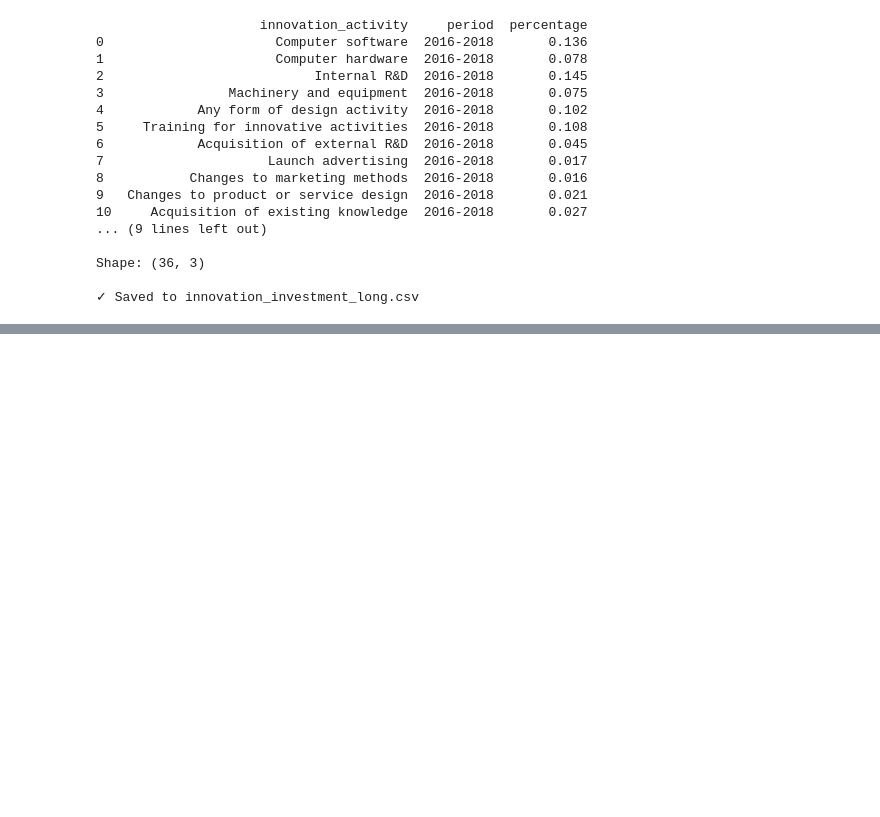
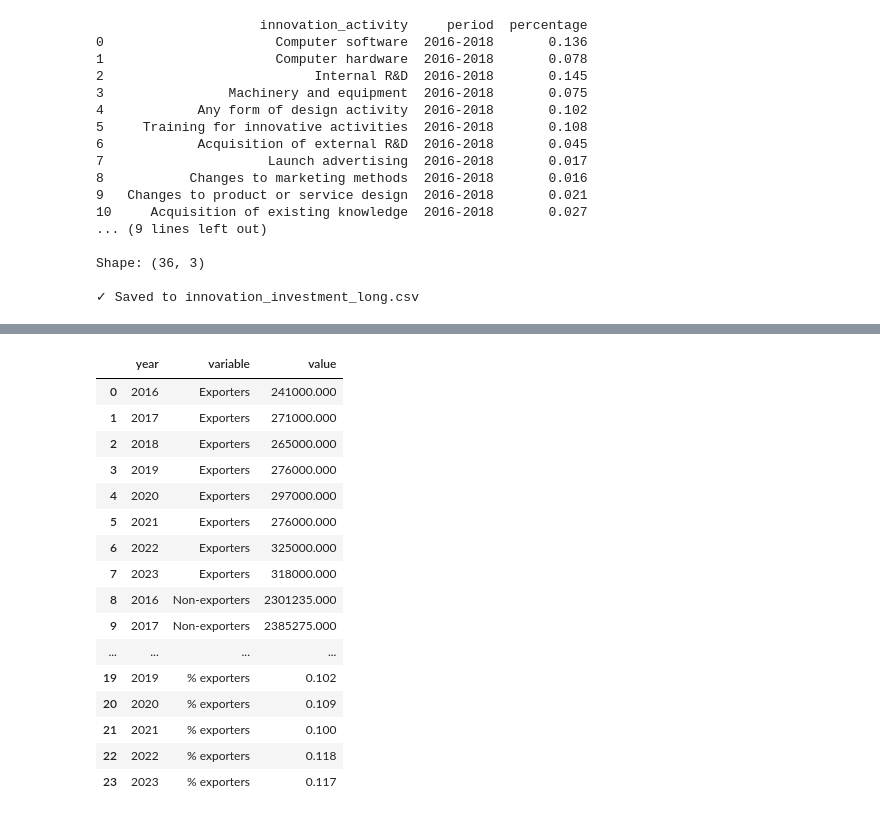
Before and after one commit to jhellingsdata/RADataHub, a Jupyter notebook: AGP Slides/Module 1/m1_data.ipynb, the cells around one changed output, grey strips where cells are left out. Drawn from its saved outputs; the diff is of its cells as text; code cells hidden in the pictures; blank space fills up the shorter version.

```diff
--- a/AGP Slides/Module 1/m1_data.ipynb
+++ b/AGP Slides/Module 1/m1_data.ipynb
@@ -1305,0 +1426,10 @@ Shape: (36, 3)
+# %%
+exp_wide['Number of registered businesses'] = exp_wide['Number of registered businesses'].str.replace(',', '').astype(float)
+exp_wide['Number of registered exporters'] = exp_wide['Number of registered exporters'].str.replace(',', '').astype(float)
+
+exp_wide['Number of non-exporting businesses'] = exp_wide['Number of registered businesses'] - exp_wide['Number of registered exporters']
+
+# strip % sign and convert to float
+exp_wide['% exporters'] = exp_wide['% exporters'].str.replace('%', '').astype(float) / 100
+
+exp_wide
@@ -1305,0 +1446,28 @@ Shape: (36, 3)
+# %%
+exp = exp_wide[['year', 'Number of registered exporters', 'Number of non-exporting businesses', '% exporters']]
+
+exp.columns = ['year', 'Exporters', 'Non-exporters', '% exporters']
+
+exp = exp.melt(id_vars=['year'], var_name='variable', value_name='value')
+
+# exp['year'] = pd.to_datetime(exp['year'], format='%Y')
+
+exp
+# %% [output]
+|  | year | variable | value |
+| 0 | 2016 | Exporters | 241000.000 |
+| 1 | 2017 | Exporters | 271000.000 |
+| 2 | 2018 | Exporters | 265000.000 |
+| 3 | 2019 | Exporters | 276000.000 |
+| 4 | 2020 | Exporters | 297000.000 |
+| 5 | 2021 | Exporters | 276000.000 |
+| 6 | 2022 | Exporters | 325000.000 |
+| 7 | 2023 | Exporters | 318000.000 |
+| 8 | 2016 | Non-exporters | 2301235.000 |
+| 9 | 2017 | Non-exporters | 2385275.000 |
+| ... | ... | ... | ... |
+| 19 | 2019 | % exporters | 0.102 |
+| 20 | 2020 | % exporters | 0.109 |
+| 21 | 2021 | % exporters | 0.100 |
+| 22 | 2022 | % exporters | 0.118 |
+| 23 | 2023 | % exporters | 0.117 |
```
Also changed, not shown: parts of 21 cells of this notebook, 9 other files.
